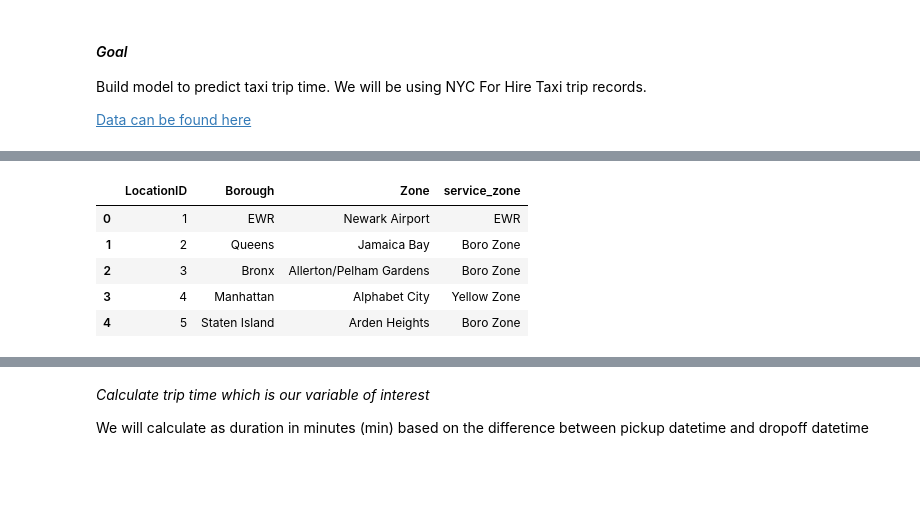
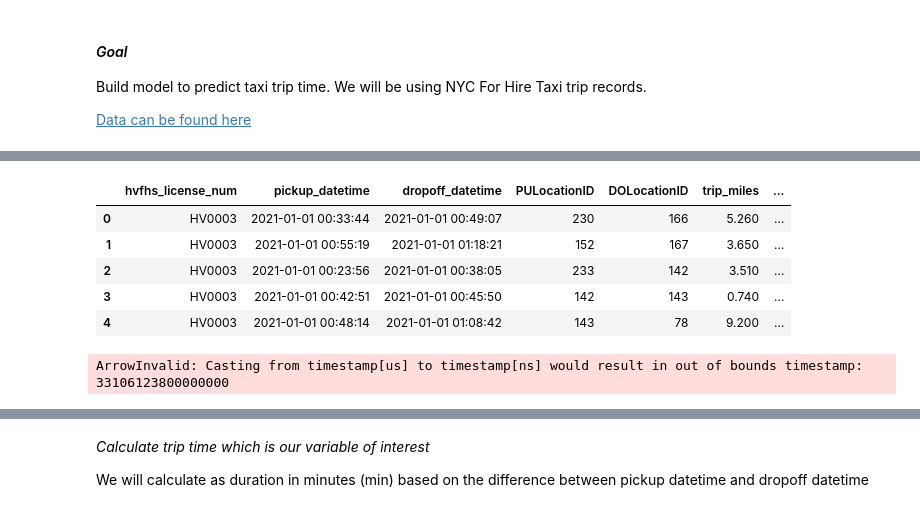
Before and after one commit to the-prairie/mlops-farmcamp, a Jupyter notebook: 02_experiment_tracking/duration-prediction.ipynb, the cells around one changed output, grey strips where cells are left out. Cells and saved outputs as stored; diff of their text form; code cells hidden in the pictures; blank space fills up the shorter version.

```diff
--- a/02_experiment_tracking/duration-prediction.ipynb
+++ b/02_experiment_tracking/duration-prediction.ipynb
@@ -42,0 +30,15 @@ locations = pd.read_csv("ref_zone_lookup.csv",
+# %%
+columns=[
+'hvfhs_license_num',
+'pickup_datetime',
+'dropoff_datetime',
+'PULocationID',
+'DOLocationID',
+'trip_miles',
+'trip_time',
+'tips']
+# %%
+training_data = pd.read_parquet(
+    "data/fhvhv_tripdata_2021-01.parquet",
+    engine="pyarrow",
+    columns=columns)
@@ -43,9 +50,29 @@ locations = pd.read_csv("ref_zone_lookup.csv",
+# %%
+def prep_taxi_data(df):
+    return (df
+            .assign(
+                trip_time = df["trip_time"]/60,
+                **{c:lambda df_, c=c:pd.to_datetime(df_[c], unit="ns", errors="coerce") for c in ["pickup_datetime","dropoff_datetime"]},
+                **{c:lambda df_, c=c:df_[c].astype("category") for c in ["PULocationID","DOLocationID","hvfhs_license_num"]}
+
+
+            )
+            .assign(
+                day_of_week = lambda df_: df_["pickup_datetime"].dt.day_name(),
+                hour_of_day = lambda df_: df_["pickup_datetime"].dt.hour,
+                hour_of_day_sin = lambda df_: np.sin(df_["hour_of_day"]*(2*np.pi/24))
+            )
+
+
+    )
+# %%
+training_data = prep_taxi_data(training_data)
 # %%
-locations.head()
+training_data.head()
 # %% [output]
-|  | LocationID | Borough | Zone | service_zone |
-| 0 | 1 | EWR | Newark Airport | EWR |
-| 1 | 2 | Queens | Jamaica Bay | Boro Zone |
-| 2 | 3 | Bronx | Allerton/Pelham Gardens | Boro Zone |
-| 3 | 4 | Manhattan | Alphabet City | Yellow Zone |
-| 4 | 5 | Staten Island | Arden Heights | Boro Zone |
+|  | hvfhs_license_num | pickup_datetime | dropoff_datetime | PULocationID | DOLocationID | trip_miles | ... |
+| 0 | HV0003 | 2021-01-01 00:33:44 | 2021-01-01 00:49:07 | 230 | 166 | 5.260 | ... |
+| 1 | HV0003 | 2021-01-01 00:55:19 | 2021-01-01 01:18:21 | 152 | 167 | 3.650 | ... |
+| 2 | HV0003 | 2021-01-01 00:23:56 | 2021-01-01 00:38:05 | 233 | 142 | 3.510 | ... |
+| 3 | HV0003 | 2021-01-01 00:42:51 | 2021-01-01 00:45:50 | 142 | 143 | 0.740 | ... |
+| 4 | HV0003 | 2021-01-01 00:48:14 | 2021-01-01 01:08:42 | 143 | 78 | 9.200 | ... |
@@ -52,3 +83,8 @@ locations.head()
+# %%
+for ym in training_months:
+   download_parquet_to_df(year_month=ym, taxi_type="fhv")
+# %% [output]
+ArrowInvalid: Casting from timestamp[us] to timestamp[ns] would result in out of bounds timestamp: 33106123800000000
 # %%
 fhv_jan21 = download_parquet_to_df(year_month="2021-01", taxi_type="fhv")
 # %%
```
Also changed, not shown: parts of 8 cells of this notebook.
